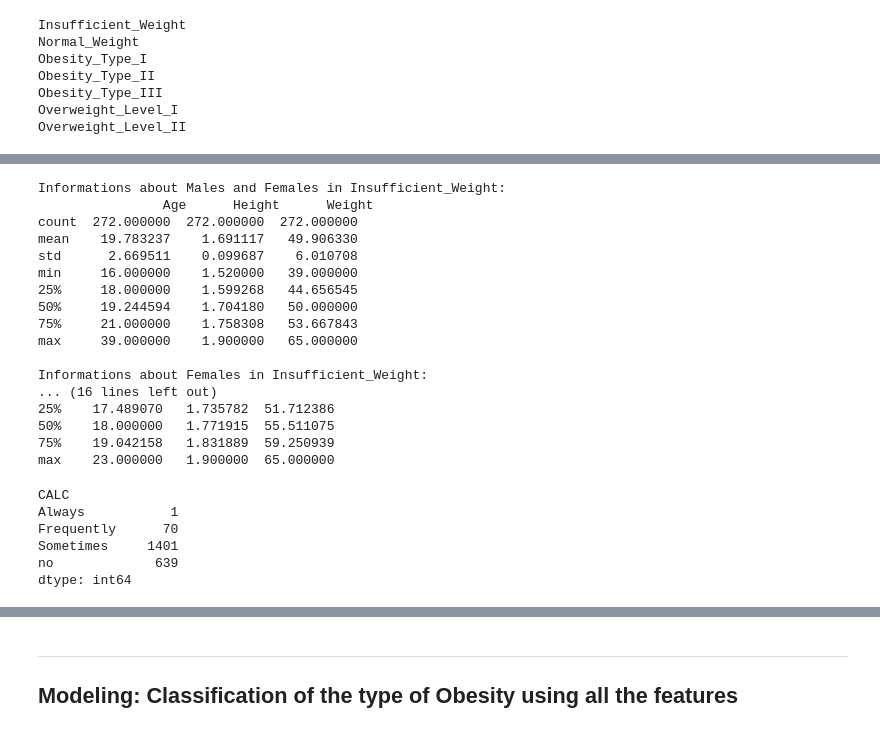
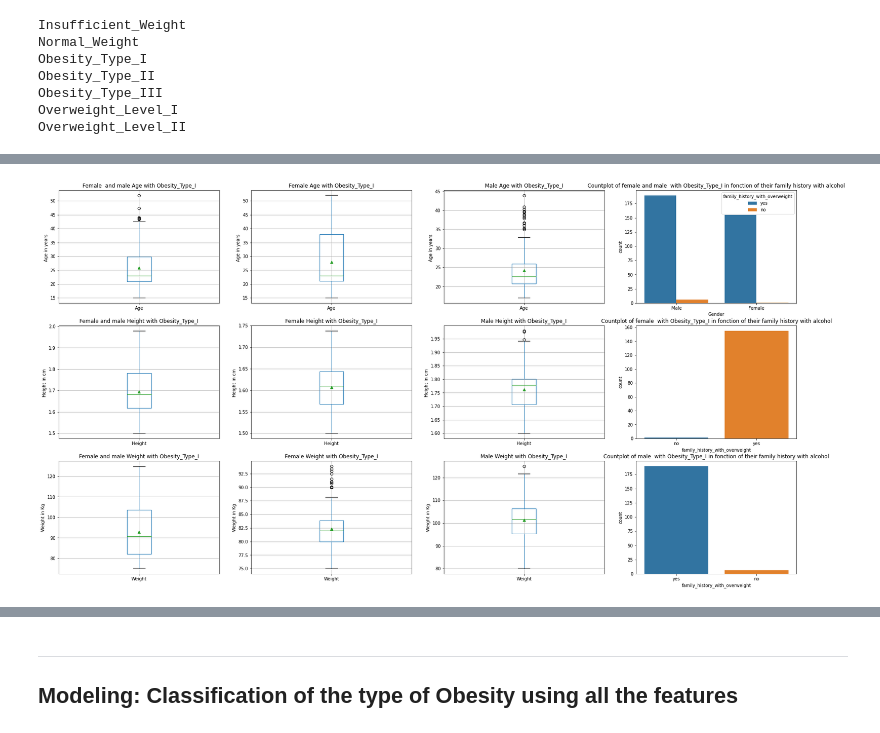
Before and after one commit to Leodespt/Projet_Python, a Jupyter notebook: NoteBook Jupyter Final.ipynb, the cells around one changed output, grey strips where cells are left out. Saved outputs shown, nothing was run; the diff lists cells and outputs as text; code cells hidden in the pictures.

```diff
--- a/NoteBook Jupyter Final.ipynb
+++ b/NoteBook Jupyter Final.ipynb
@@ -601,41 +587,16 @@ visualization_ID_Variable("Obesity_Type_III",df)
-# %%
-#OBSERVE ONE OF THSES CATEGORIES
-
-#  Insufficient_Weight
-# Normal_Weight
-# Obesity_Type_I
-# Obesity_Type_II
-# Obesity_Type_III
-# Overweight_Level_I
-# Overweight_Level_II
-
-
-visualization_ID_Variable_Table("Insufficient_Weight",df)
-# %% [output]
-Informations about Males and Females in Insufficient_Weight:
-                Age      Height      Weight
-count  272.000000  272.000000  272.000000
-mean    19.783237    1.691117   49.906330
-std      2.669511    0.099687    6.010708
-min     16.000000    1.520000   39.000000
-25%     18.000000    1.599268   44.656545
-50%     19.244594    1.704180   50.000000
-75%     21.000000    1.758308   53.667843
-max     39.000000    1.900000   65.000000
-
-Informations about Females in Insufficient_Weight:
-... (16 lines left out)
-25%    17.489070   1.735782  51.712386
-50%    18.000000   1.771915  55.511075
-75%    19.042158   1.831889  59.250939
-max    23.000000   1.900000  65.000000
-# %%
-df.describe()
-df.groupby(by="CALC").size()
-# %% [output]
-CALC
-Always           1
-Frequently      70
-Sometimes     1401
-no             639
-dtype: int64
+# %%
+#TRY IT YOURSELF!
+#OBSERVE the Age, Height, Weight and Family_history_with_overweight  for one of these obesity category:
+
+#  Insufficient_Weight
+# Normal_Weight
+# Obesity_Type_I
+# Obesity_Type_II
+# Obesity_Type_III
+# Overweight_Level_I
+# Overweight_Level_II
+
+#Choose manualy the obesity category you want to observe.
+visualization_ID_Variable("Obesity_Type_I",df)
+# %% [output]
+[figure, added]
```
Also changed, not shown: parts of 22 cells of this notebook, 1 other file.
